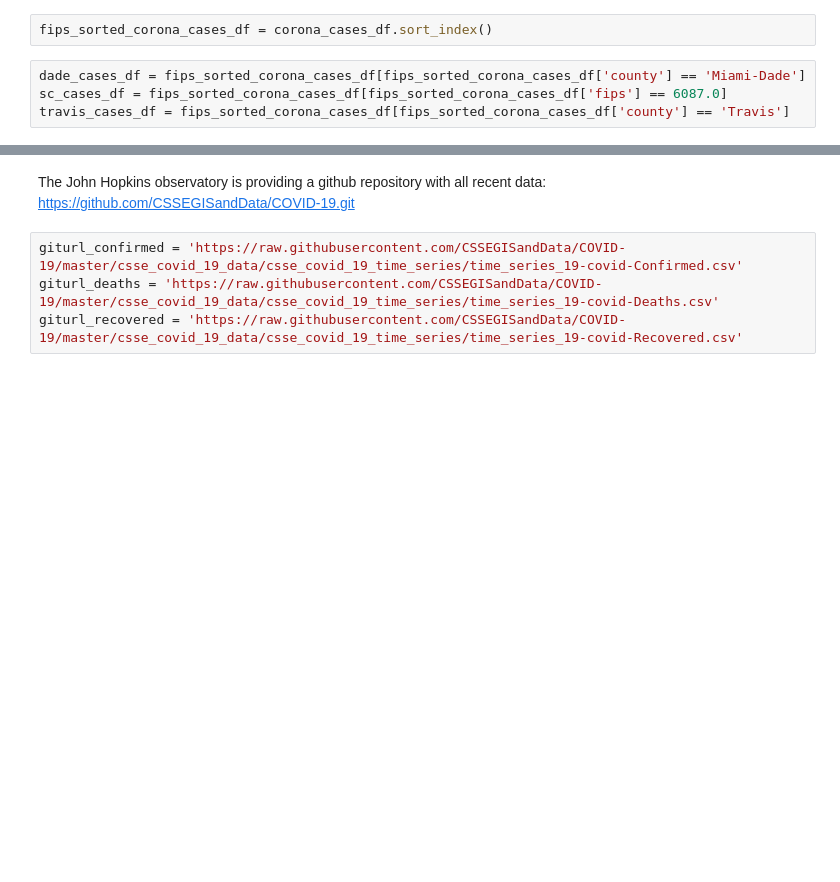
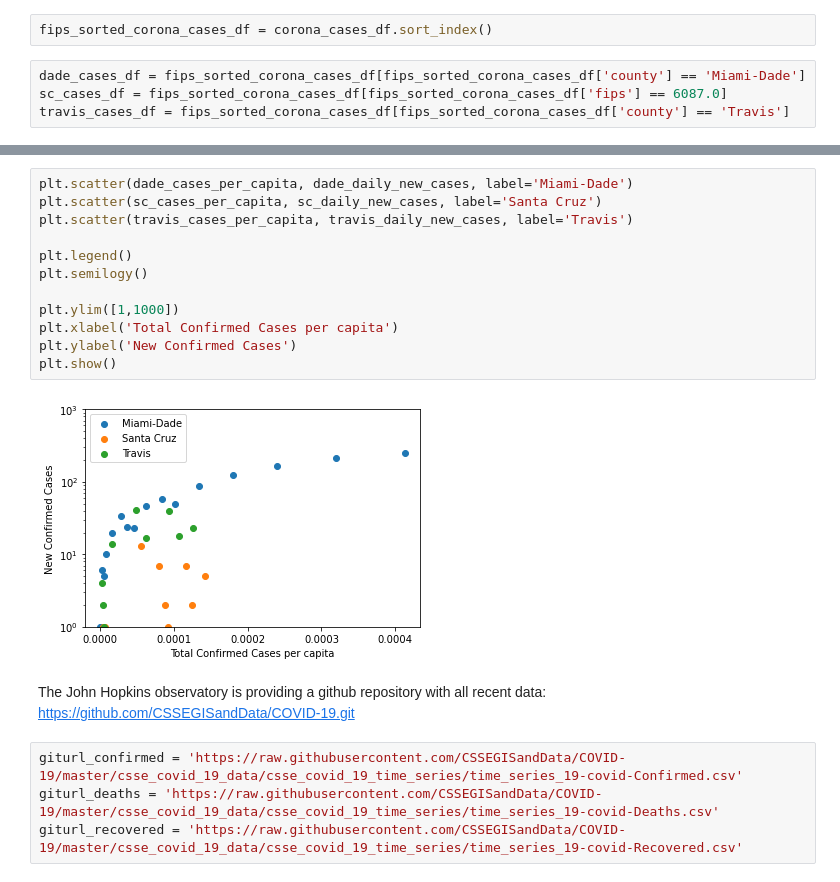
Before and after one commit to f-ardila/covid, a Jupyter notebook: county_level_data.ipynb, the cells around one changed output, grey strips where cells are left out. Saved outputs shown, nothing was run; the diff lists cells and outputs as text; blank space fills up the shorter version.

```diff
--- a/county_level_data.ipynb
+++ b/county_level_data.ipynb
@@ -59,3 +114,17 @@ dade_cases_df
+# %%
+plt.scatter(dade_cases_per_capita, dade_daily_new_cases, label='Miami-Dade')
+plt.scatter(sc_cases_per_capita, sc_daily_new_cases, label='Santa Cruz')
+plt.scatter(travis_cases_per_capita, travis_daily_new_cases, label='Travis')
+
+plt.legend()
+plt.semilogy()
+
+plt.ylim([1,1000])
+plt.xlabel('Total Confirmed Cases per capita')
+plt.ylabel('New Confirmed Cases')
+plt.show()
+# %% [output]
+[figure, added]
 # %% [markdown]
 The John Hopkins observatory is providing a github repository with all recent data: https://github.com/CSSEGISandData/COVID-19.git
 # %%
```
Also changed, not shown: parts of 12 cells of this notebook.
